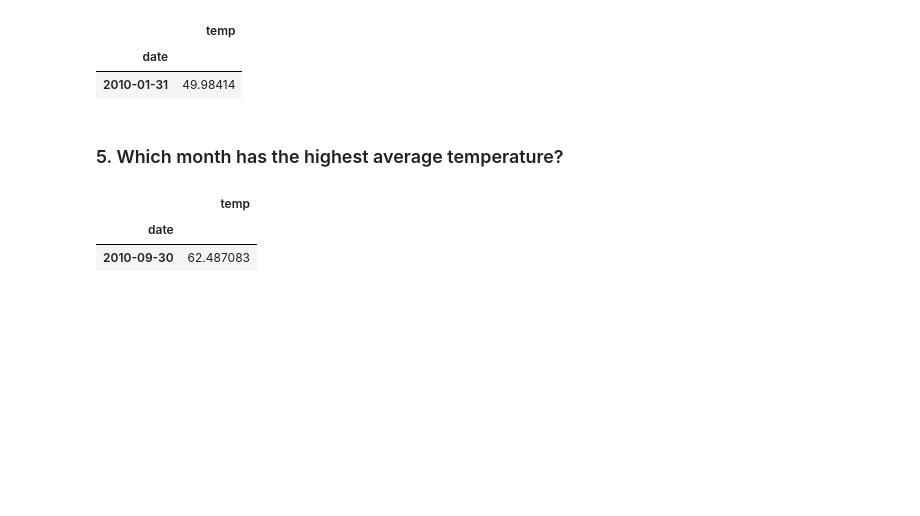
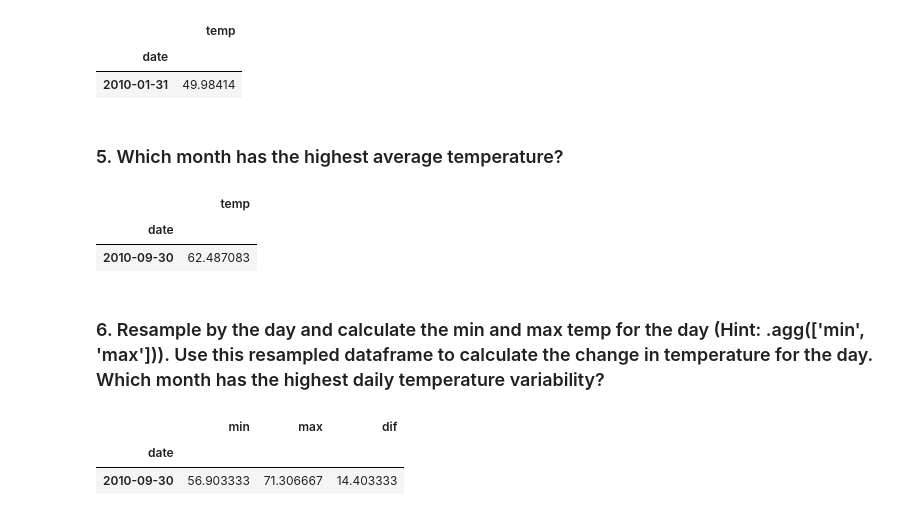
Before and after one commit to KristineCabanela/time-series-exercises, a Jupyter notebook: timeseries.data.ipynb, the cells around one changed output. Saved outputs shown, nothing was run; the diff lists cells and outputs as text; code cells hidden in the pictures; blank space fills up the shorter version.

```diff
--- a/timeseries.data.ipynb
+++ b/timeseries.data.ipynb
@@ -123,3 +123,19 @@ dfmin.loc[dfmin['temp']== dfmin.temp.max()]
 |  | temp |
 | date |  |
 | 2010-09-30 | 62.487083 |
+# %% [markdown]
+### 6. Resample by the day and calculate the min and max temp for the day (Hint: .agg(['min', 'max'])). Use this resampled dataframe to calculate the change in temperature for the day. Which month has the highest daily temperature variability?
+# %%
+df = data.sf_temps()
+df = df.set_index('date').sort_index()
+dfminmax = df.temp.resample('D').agg(['min','max'])
+# %%
+dfminmax['dif'] = dfminmax['max'] - dfminmax['min']
+# %%
+dfminmax = dfminmax.resample('M').mean()
+# %%
+dfminmax.loc[dfminmax['dif']== dfminmax.dif.max()]
+# %% [output]
+|  | min | max | dif |
+| date |  |  |  |
+| 2010-09-30 | 56.903333 | 71.306667 | 14.403333 |
```
Also changed, not shown: parts of 4 cells of this notebook.
